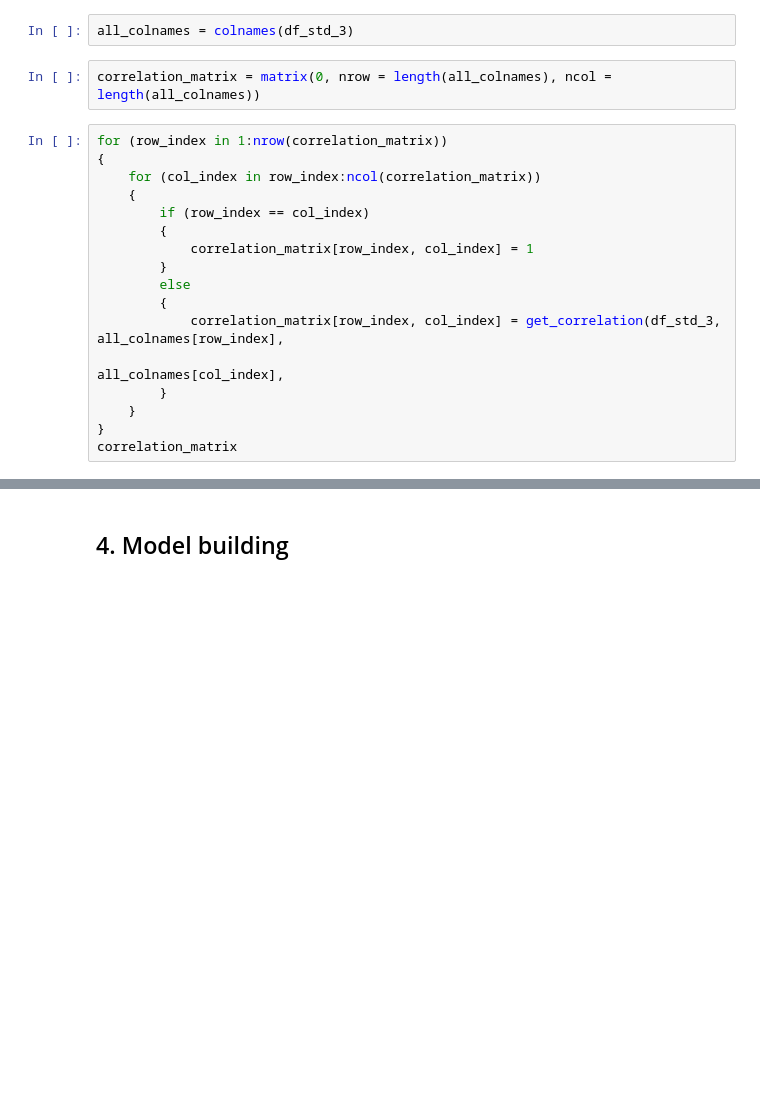
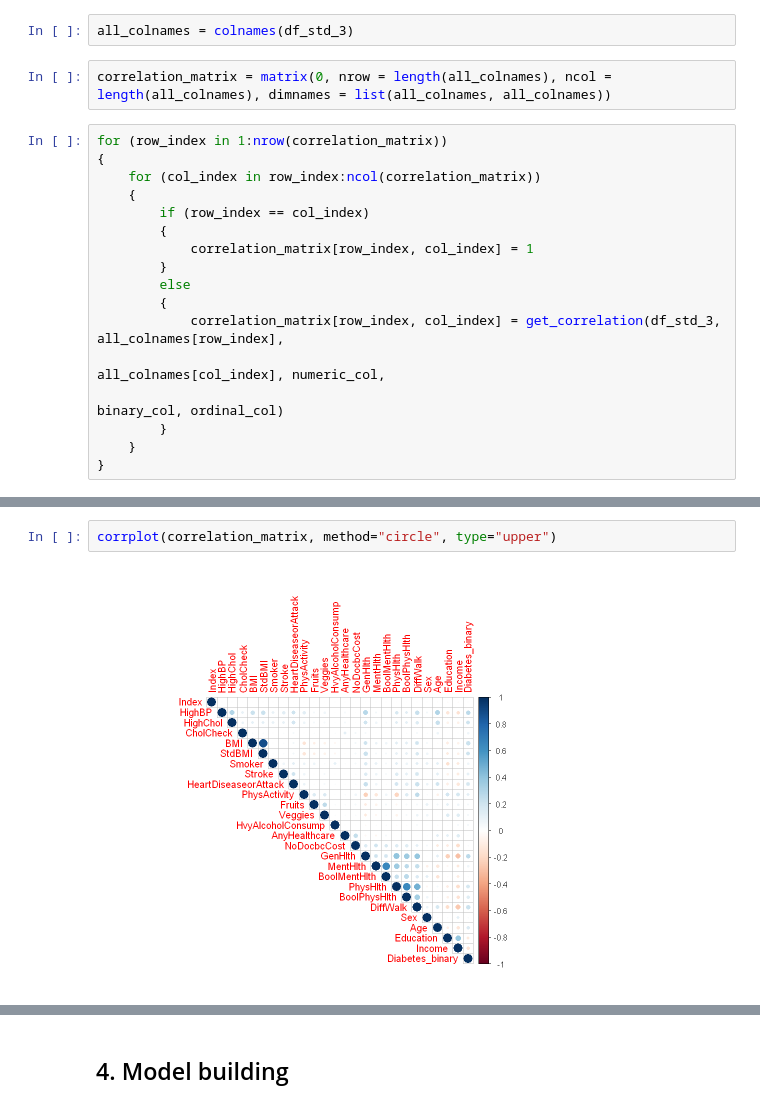
Before and after one commit to DucTrung1802/DS, a Jupyter notebook: GLM_Report/diabetes_analysis.ipynb, the cells around one changed output, grey strips where cells are left out. Cells and saved outputs as stored; diff of their text form; blank space fills up the shorter version.

```diff
--- a/GLM_Report/diabetes_analysis.ipynb
+++ b/GLM_Report/diabetes_analysis.ipynb
@@ -624,7 +605,7 @@ A matrix: 253680 × 2 of type int
 # %%
 all_colnames = colnames(df_std_3)
 # %%
-correlation_matrix = matrix(0, nrow = length(all_colnames), ncol = length(all_colnames))
+correlation_matrix = matrix(0, nrow = length(all_colnames), ncol = length(all_colnames), dimnames = list(all_colnames, all_colnames))
 # %%
 for (row_index in 1:nrow(correlation_matrix))
 {
@@ -637,8 +618,8 @@ for (row_index in 1:nrow(correlation_matrix))
         else
         {
             correlation_matrix[row_index, col_index] = get_correlation(df_std_3, all_colnames[row_index],
-                                                                       all_colnames[col_index],
+                                                                       all_colnames[col_index], numeric_col,
+                                                                       binary_col, ordinal_col)
         }
     }
 }
-correlation_matrix
@@ -649,0 +647,4 @@ ERROR: Error in parse(text = x, srcfile = src): <text>:13:9: unexpected '}'
+# %%
+corrplot(correlation_matrix, method="circle", type="upper")
+# %% [output]
+[figure, added]
```
Also changed, not shown: parts of 5 cells of this notebook.
